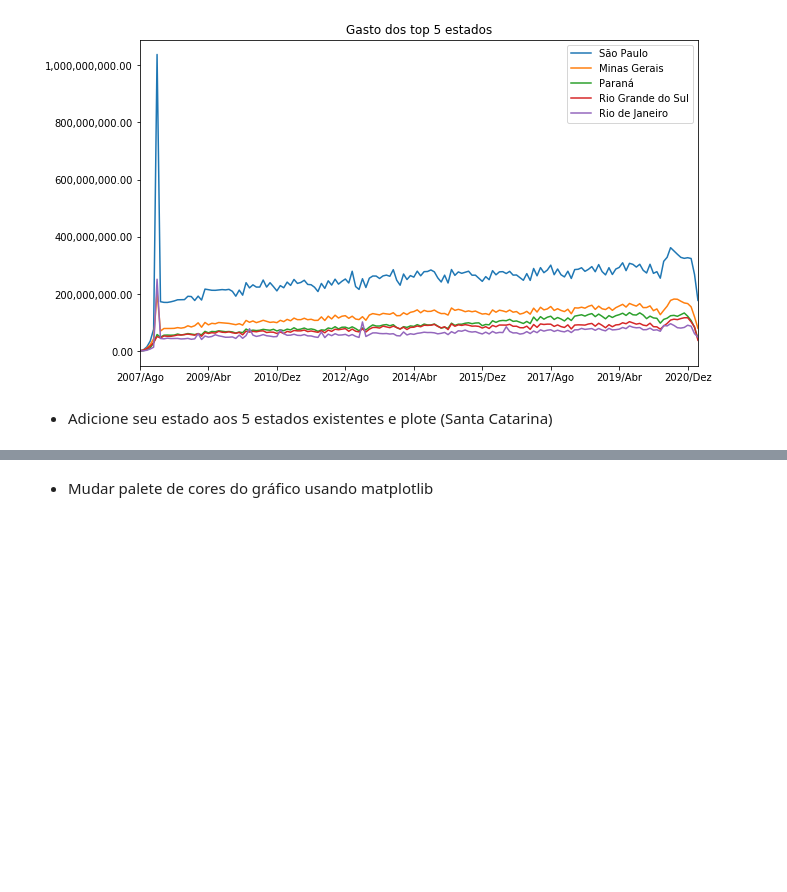
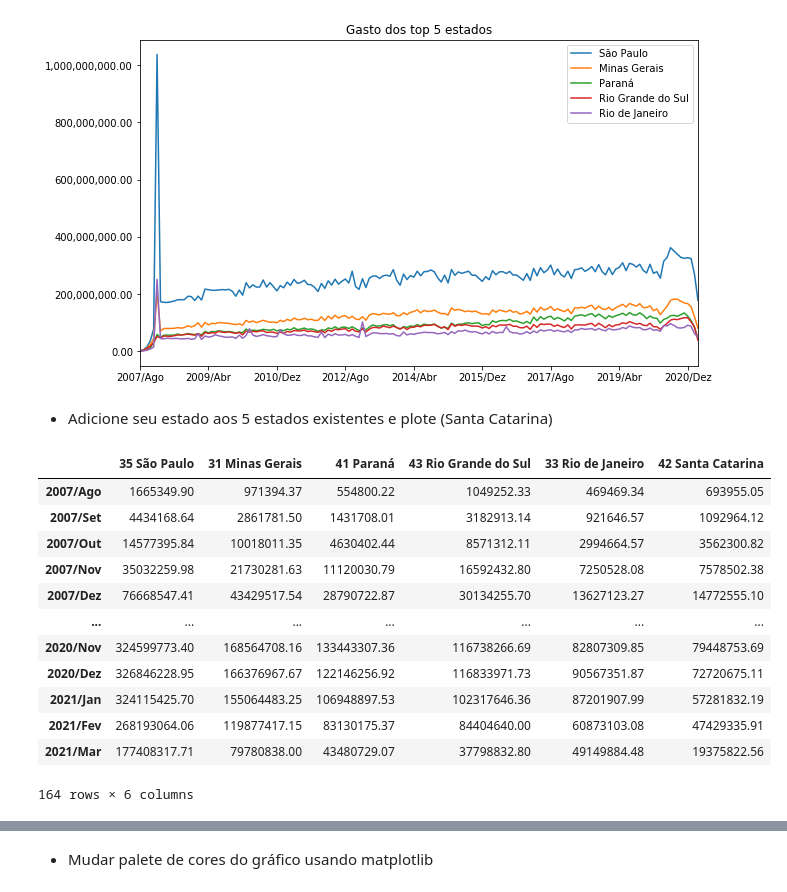
Before and after one commit to bibianaprevedello/Bootcamp-Alura, a Jupyter notebook: Módulo 01 - Python e Pandas para Análise de Dados Reais.ipynb, the cells around one changed output, grey strips where cells are left out. Drawn from its saved outputs; the diff is of its cells as text; code cells hidden in the pictures; blank space fills up the shorter version.

```diff
--- a/Módulo 01 - Python e Pandas para Análise de Dados Reais.ipynb
+++ b/Módulo 01 - Python e Pandas para Análise de Dados Reais.ipynb
@@ -487,3 +487,26 @@ ax3.legend(["São Paulo", "Minas Gerais", "Paraná", "Rio Grande do Sul", "Rio d
 [figure]
 # %% [markdown]
 - Adicione seu estado aos 5 estados existentes e plote (Santa Catarina)
+# %%
+santa_catarina = ordenado_por_total.T[["42 Santa Catarina"]]
+santa_catarina
+
+top_5_mais_santa_catarina = ordenado_por_total.head(5).T
+top_5_mais_santa_catarina
+
+top_5_mais_santa_catarina["42 Santa Catarina"] = santa_catarina
+top_5_mais_santa_catarina
+# %% [output]
+|  | 35 São Paulo | 31 Minas Gerais | 41 Paraná | 43 Rio Grande do Sul | 33 Rio de Janeiro | 42 Santa Catarina |
+| 2007/Ago | 1665349.90 | 971394.37 | 554800.22 | 1049252.33 | 469469.34 | 693955.05 |
+| 2007/Set | 4434168.64 | 2861781.50 | 1431708.01 | 3182913.14 | 921646.57 | 1092964.12 |
+| 2007/Out | 14577395.84 | 10018011.35 | 4630402.44 | 8571312.11 | 2994664.57 | 3562300.82 |
+| 2007/Nov | 35032259.98 | 21730281.63 | 11120030.79 | 16592432.80 | 7250528.08 | 7578502.38 |
+| 2007/Dez | 76668547.41 | 43429517.54 | 28790722.87 | 30134255.70 | 13627123.27 | 14772555.10 |
+| ... | ... | ... | ... | ... | ... | ... |
+| 2020/Nov | 324599773.40 | 168564708.16 | 133443307.36 | 116738266.69 | 82807309.85 | 79448753.69 |
+| 2020/Dez | 326846228.95 | 166376967.67 | 122146256.92 | 116833971.73 | 90567351.87 | 72720675.11 |
+| 2021/Jan | 324115425.70 | 155064483.25 | 106948897.53 | 102317646.36 | 87201907.99 | 57281832.19 |
+| 2021/Fev | 268193064.06 | 119877417.15 | 83130175.37 | 84404640.00 | 60873103.08 | 47429335.91 |
+| 2021/Mar | 177408317.71 | 79780838.00 | 43480729.07 | 37798832.80 | 49149884.48 | 19375822.56 |
+164 rows × 6 columns
```
Also changed, not shown: parts of 1 cell of this notebook.
